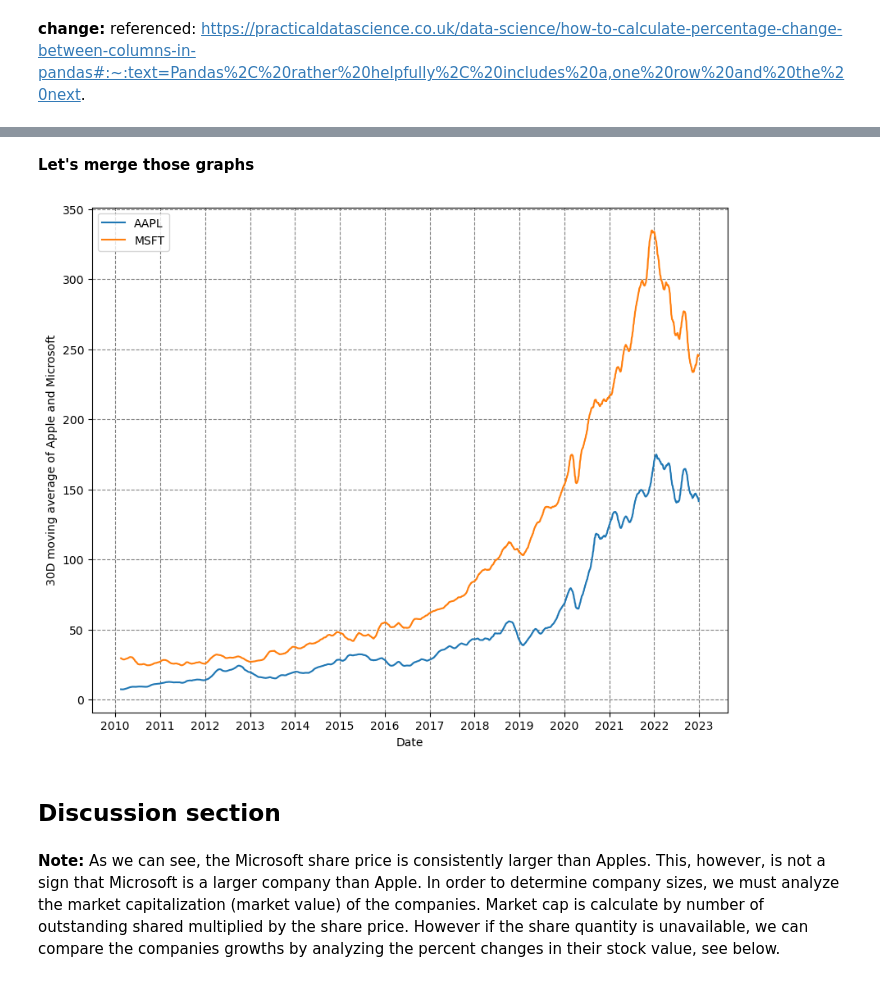
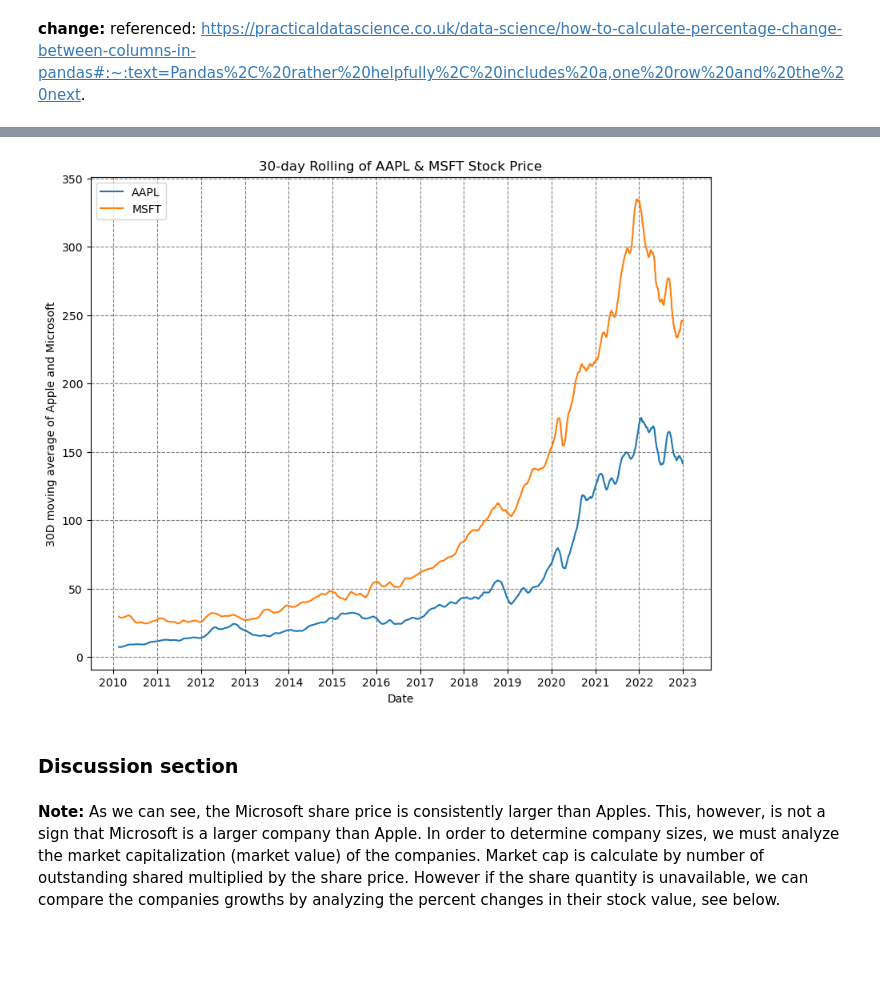
Before and after one commit to ubco-W2022T2-data301/project-group-group11, a Jupyter notebook: analysis/analysis2.ipynb, the cells around one changed output, grey strips where cells are left out. Saved outputs shown, nothing was run; the diff lists cells and outputs as text; code cells hidden in the pictures; blank space fills up the shorter version.

Commit message:
added method chaining and removed reduntant graphs

```diff
--- a/analysis/analysis2.ipynb
+++ b/analysis/analysis2.ipynb
@@ -101,2 +99,5 @@ array([ 30.950001,  30.959999,  30.77    , ..., 236.960007, 234.529999,
+# %%
+df = process_data('../data/raw/AAPL.csv', '../data/raw/MSFT.csv')
+df['Date'] = pd.to_datetime(df['Date'])
 # %% [markdown]
 **change:** referenced: https://practicaldatascience.co.uk/data-science/how-to-calculate-percentage-change-between-columns-in-pandas#:~:text=Pandas%2C%20rather%20helpfully%2C%20includes%20a,one%20row%20and%20the%20next.
@@ -256,25 +129,24 @@ plt.show()
-# %% [markdown]
-**Let's merge those graphs**
 # %%
-df_compare['Date'] = pd.to_datetime(df_compare['Date'])
+df['Date'] = pd.to_datetime(df['Date'])
 plt.figure(figsize=(10,8))
-plt.plot(df_compare['Date'], df_compare['AAPL 30D'])
-plt.plot(df_compare['Date'], df_compare['MSFT 30D'])
+plt.plot(df['Date'], df['D30_move_AAPL'])
+plt.plot(df['Date'], df['D30_move_MSFT'])
+plt.title('30-day Rolling of AAPL & MSFT Stock Price')
 plt.legend(['AAPL', 'MSFT'])
 plt.xlabel('Date')
 plt.ylabel('30D moving average of Apple and Microsoft')
 plt.grid(linestyle = '--', color = 'gray')
 
 years = YearLocator()
 formatter = DateFormatter('%Y')
 plt.gca().xaxis.set_major_locator(years)
 plt.gca().xaxis.set_major_formatter(formatter)
 
 plt.show()
 # %% [output]
-[figure, old version]
+[figure, new version]
 # %% [markdown]
-## Discussion section
+### Discussion section
 # %% [markdown]
 **Note:** As we can see, the Microsoft share price is consistently larger than Apples. This, however, is not a sign that Microsoft is a larger company than Apple. In order to determine company sizes, we must analyze the market capitalization (market value) of the companies. Market cap is calculate by number of outstanding shared multiplied by the share price. However if the share quantity is unavailable, we can compare the companies growths by analyzing the percent changes in their stock value, see below.
 # %% [markdown]
```
Also changed, not shown: parts of 31 cells of this notebook, 1 other file.
